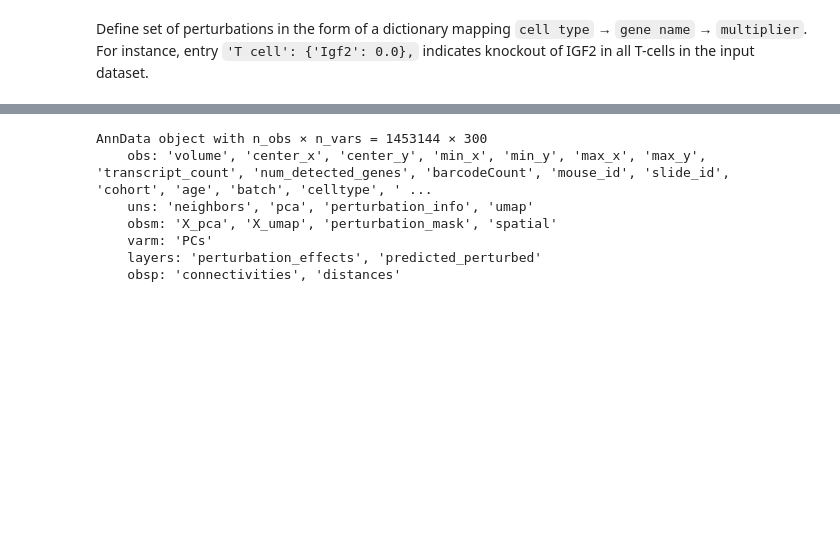
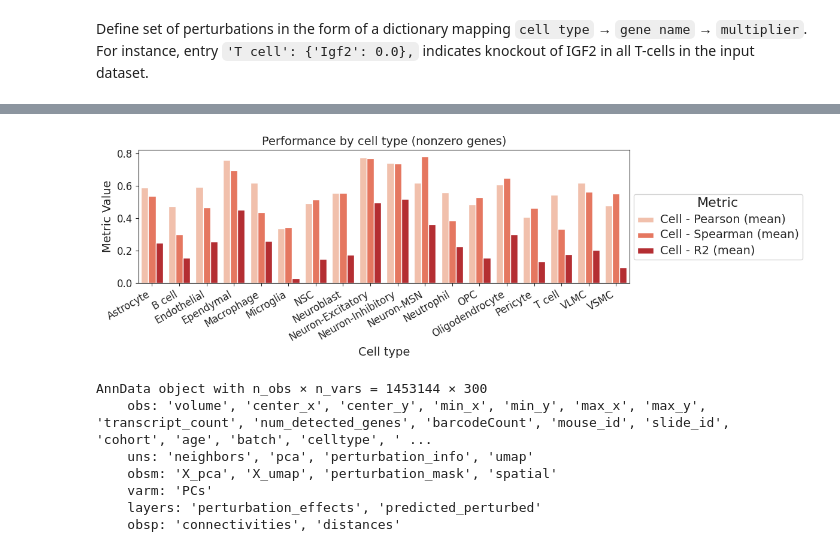
Before and after one commit to abuendia/spatial-prop, a Jupyter notebook: notebooks/api_demo.ipynb, the cells around one changed output, grey strips where cells are left out. Drawn from its saved outputs; the diff is of its cells as text; code cells hidden in the pictures; blank space fills up the shorter version.

```diff
--- a/notebooks/api_demo.ipynb
+++ b/notebooks/api_demo.ipynb
@@ -95,10 +110,7 @@ Define set of perturbations in the form of a dictionary mapping `cell type` →
 # %%
-# Define perturbations
-perturbation_dict = {
-    'T cell': {'Igf2': 0.0},
-    'NSC': {'Sox9': 2.0},
-    'Pericyte': {'Ccl4': 0.5}
-}
+plot_celltype_performance(save_dir)
+# %% [output]
+[figure, added]
 # %%
 # Save perturbation mask to anndata
 test_adata = sc.read_h5ad(test_data_path)
```
Also changed, not shown: parts of 6 cells of this notebook, 15 other files.
